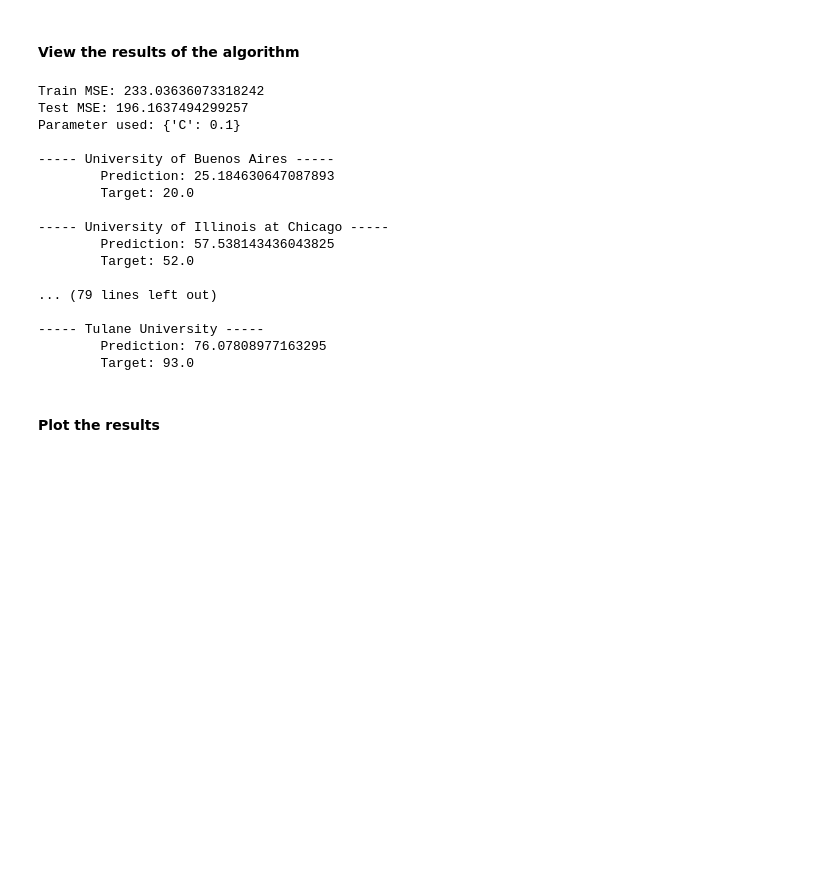
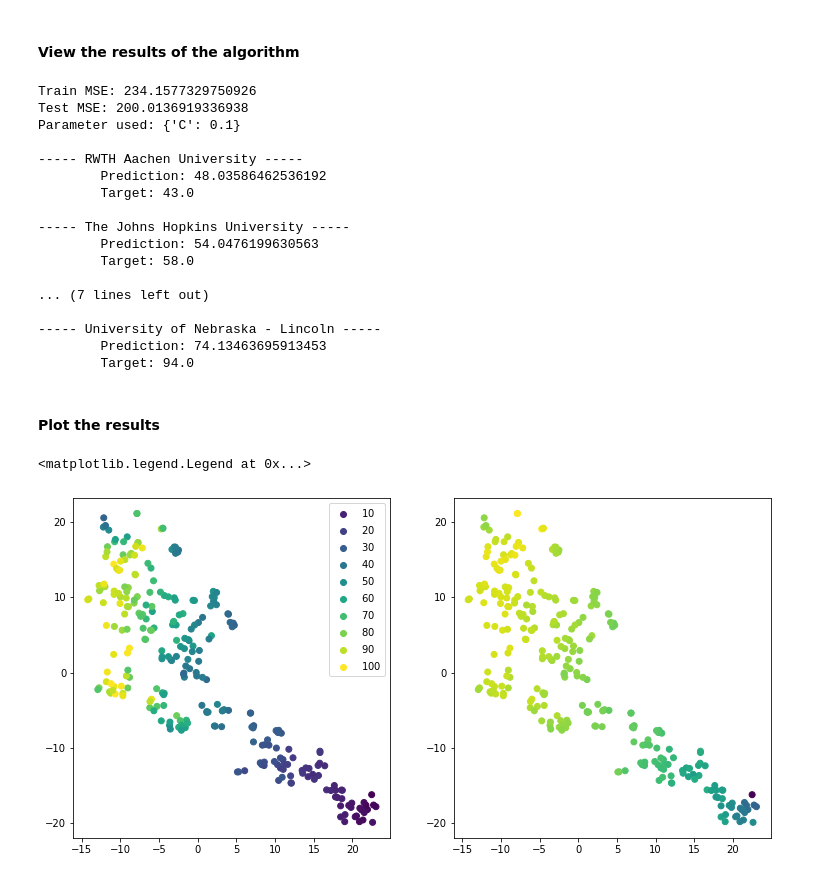
Before and after one commit to rohannakra/AI-Ranks-World-Universities, a Jupyter notebook: university_rankings.ipynb, the cells around one changed output. Saved outputs shown, nothing was run; the diff lists cells and outputs as text; code cells hidden in the pictures; blank space fills up the shorter version.

Commit message:
Plotting the results and adding README file.

```diff
--- a/university_rankings.ipynb
+++ b/university_rankings.ipynb
@@ -147,11 +144,11 @@ print(f'Parameter used: {svr.best_params_}')
 
 # NOTE: anything below 500 is an ideal MSE.
 
-# Show predictions for 25 random schools.
+# Show predictions for 5 random schools.
 
 indexes = set()
 
-for i in range(25):
+for i in range(5):
     indexes.add(choice(range(len(X_test))))
 
 for index in indexes:
@@ -159,22 +156,36 @@ for index in indexes:
     print(f'\tPrediction: {svr.predict(X_test[index].reshape(1, -1))[0]}')
     print(f'\tTarget: {y_test[index]}')
 # %% [output]
-Train MSE: 233.03636073318242
-Test MSE: 196.1637494299257
+Train MSE: 234.1577329750926
+Test MSE: 200.0136919336938
 Parameter used: {'C': 0.1}
 
------ University of Buenos Aires -----
-        Prediction: 25.184630647087893
-        Target: 20.0
+----- RWTH Aachen University -----
+        Prediction: 48.03586462536192
+        Target: 43.0
 
------ University of Illinois at Chicago -----
-        Prediction: 57.538143436043825
-        Target: 52.0
+----- The Johns Hopkins University -----
+        Prediction: 54.0476199630563
+        Target: 58.0
 
-... (79 lines left out)
+... (7 lines left out)
 
------ Tulane University -----
-        Prediction: 76.07808977163295
-        Target: 93.0
+----- University of Nebraska - Lincoln -----
+        Prediction: 74.13463695913453
+        Target: 94.0
 # %% [markdown]
 #### Plot the results
+# %%
+tsne = TSNE()
+
+X_test_trans = tsne.fit_transform(X_test)
+
+fig, (ax_1, ax_2) = plt.subplots(1, 2, figsize=(12.5, 6.25))
+
+# plot the data
+ax_1.scatter(X_test_trans[:, 0], X_test_trans[:, 1], c=y_test)
+ax_2.scatter(X_test_trans[:, 0], X_test_trans[:, 1], c=pred_test)
+ax_1.legend(*scatter_plot.legend_elements())
+# %% [output]
+<matplotlib.legend.Legend at 0x...>
+[figure, added]
```
Also changed, not shown: parts of 1 cell of this notebook, 1 other file.
